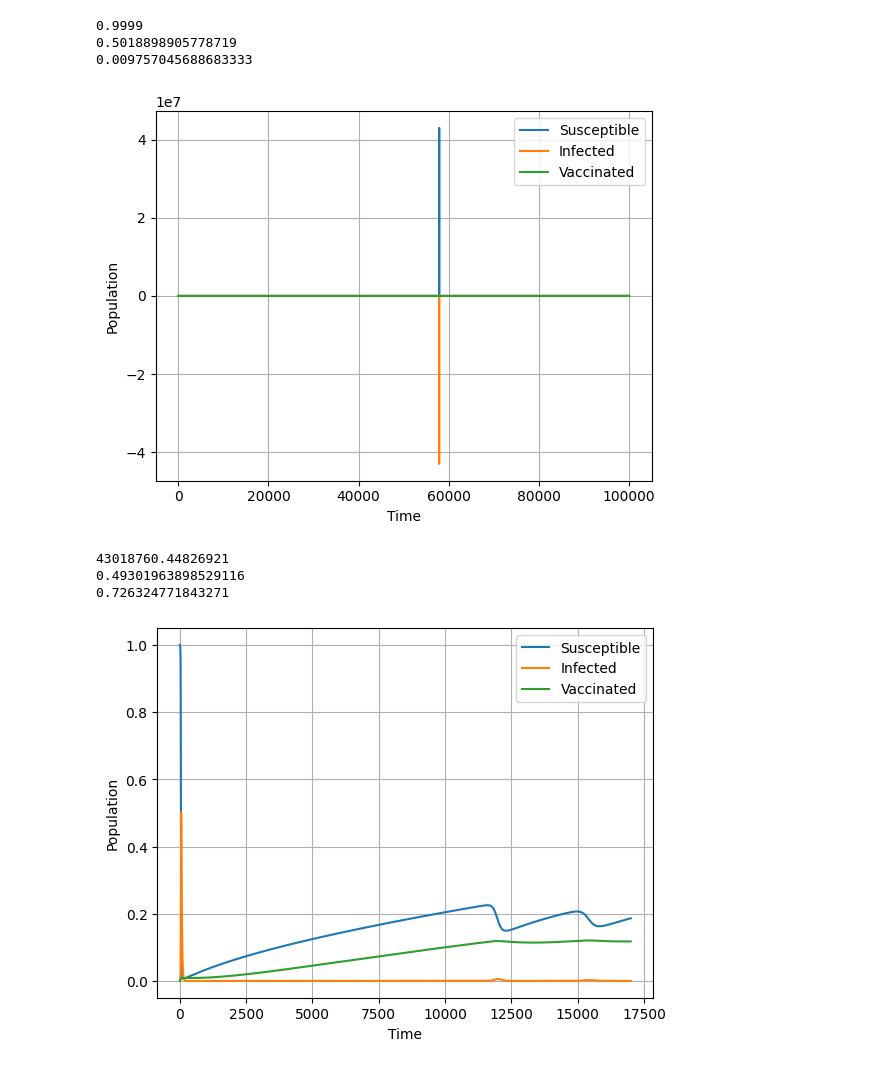
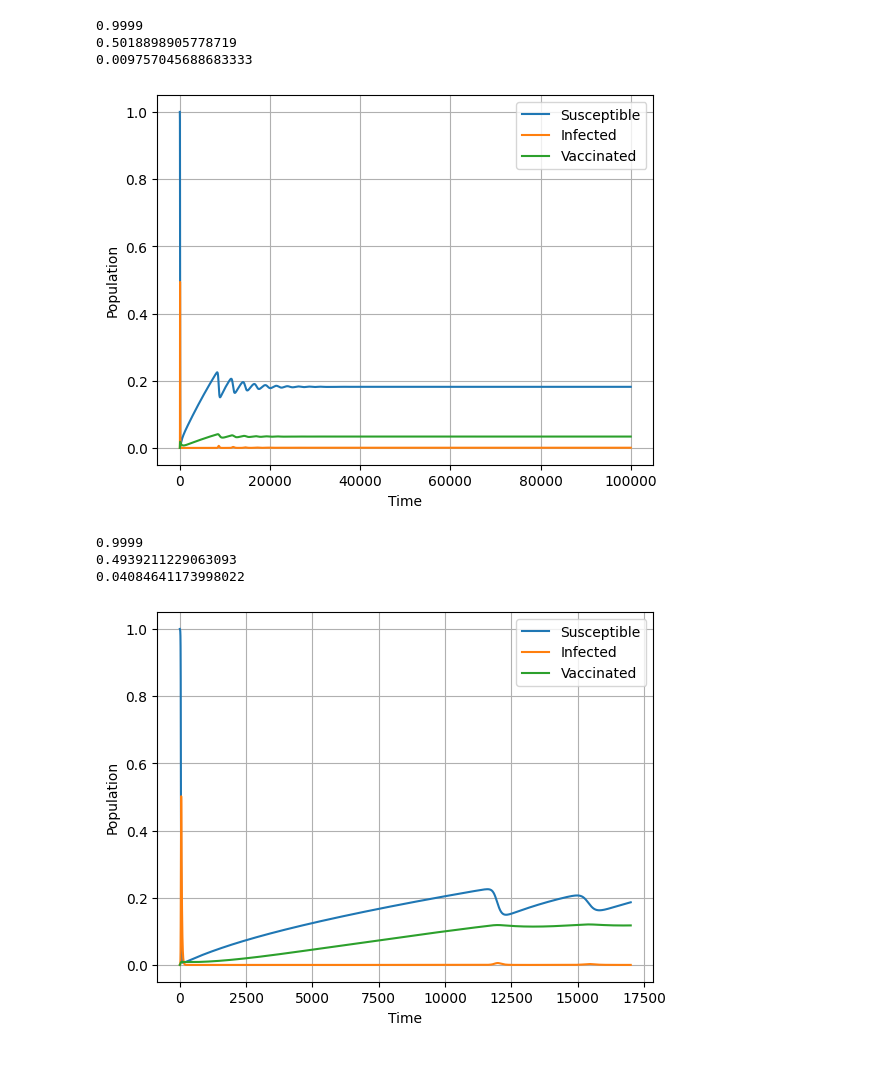
Before and after one commit to Dhruvit-Kevadiya/SIVR_MODEL, a Jupyter notebook: conclusion.ipynb, the cells around one changed output. Saved outputs shown, nothing was run; the diff lists cells and outputs as text; code cells hidden in the pictures.

```diff
--- a/conclusion.ipynb
+++ b/conclusion.ipynb
@@ -111,24 +112,23 @@ print(max(V))
 # %%
 alpha= 0.261994381    #Birth rate
 beta = 0.261994381    #Infection per day
 omega= 0.000471498    #Rate of first dose of vacination
 gamma= 0.0476         #Recovered rate
 roh=  0               #Time between first and second dose
-psi= 1/10950           #first dose wanes in immunity
+psi= 1/400           #first dose wanes in immunity
 mu= 0.000035342       # Death rate
 n = 100000
 t = np.linspace(0, n, n)
 S,I,V,R= plotgrap(alpha,beta,gamma,mu,roh,psi,omega,t)
 
 print(max(S))
 print(max(I))
-
 print(max(V))
 # %% [output]
-[figure, old version]
+[figure, new version]
-43018760.44826921
-0.49301963898529116
-0.726324771843271
+0.9999
+0.4939211229063093
+0.04084641173998022
 # %%
 beta = 0.261994381      #Infection per day
 omega= 0.00020185      #Rate of first dose of vacination
```
Also changed, not shown: parts of 1 cell of this notebook, 2 other files.
